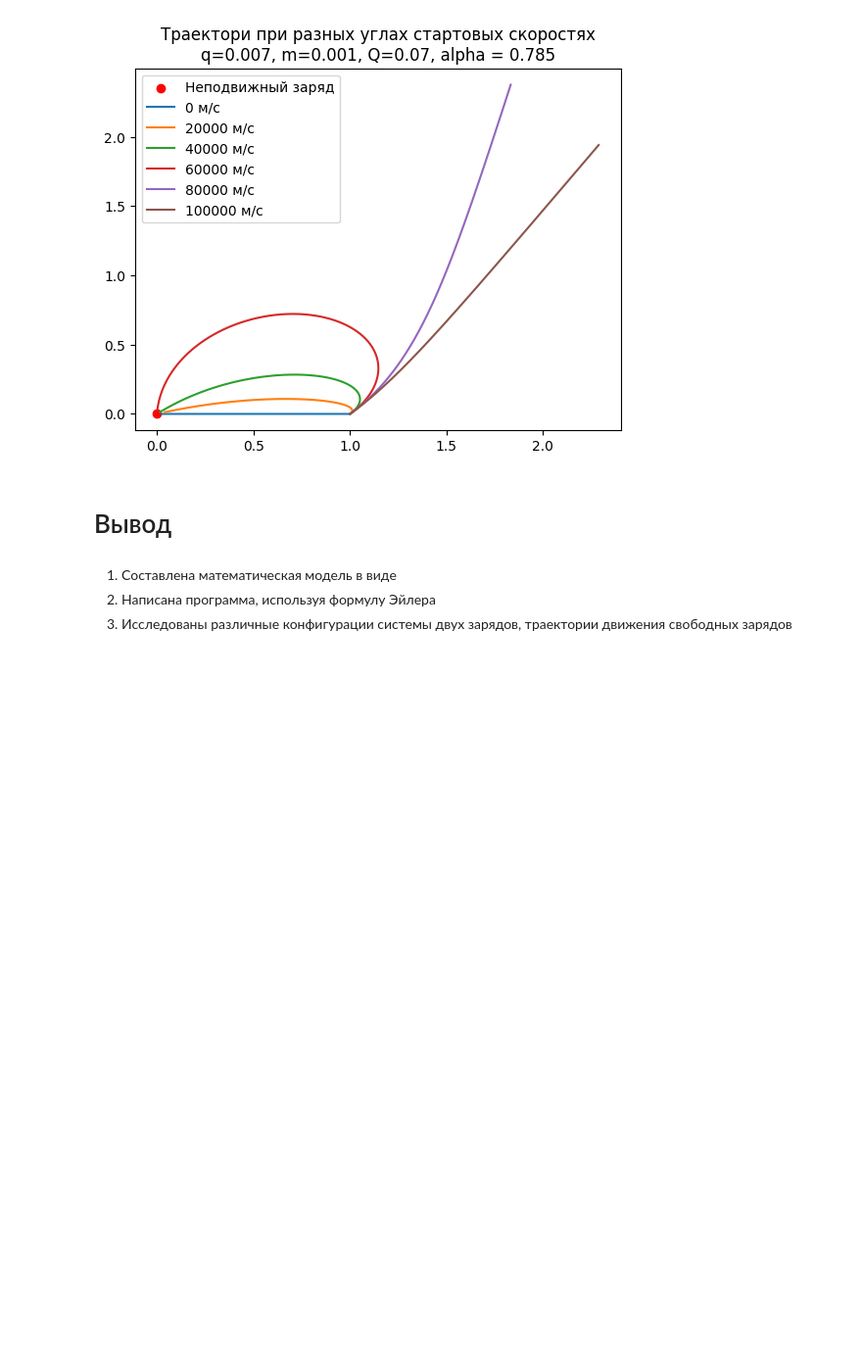
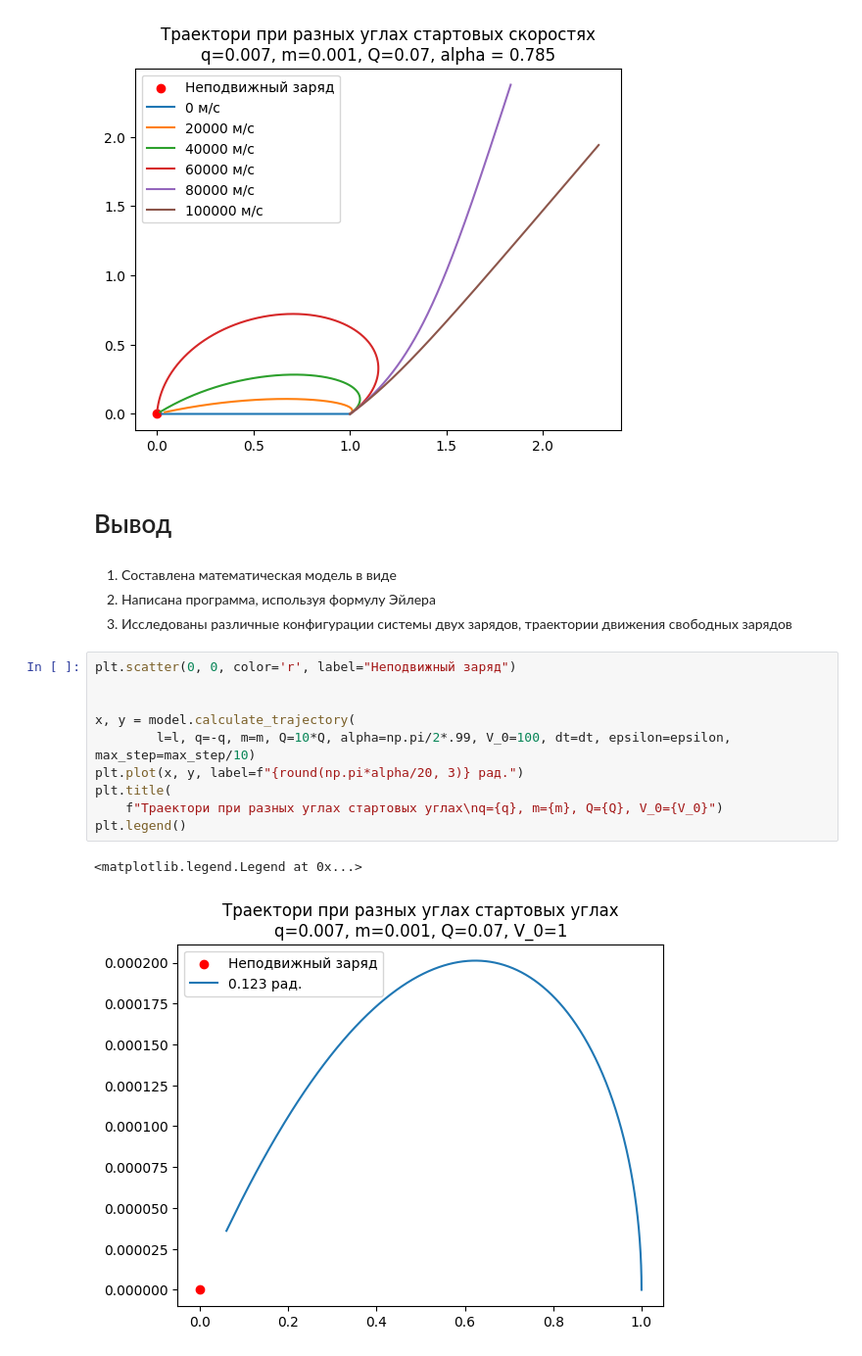
Before and after one commit to lalayants/PhysicsITMO_Electrostatics, a Jupyter notebook: Project1.2/project.ipynb, the cells around one changed output. Shown at 98% size. Cells and saved outputs as stored; diff of their text form; blank space fills up the shorter version.

```diff
--- a/Project1.2/project.ipynb
+++ b/Project1.2/project.ipynb
@@ -138,3 +138,16 @@ plt.legend()
 1. Составлена математическая модель в виде
 2. Написана программа, используя формулу Эйлера
 3. Исследованы различные конфигурации системы двух зарядов, траектории движения свободных зарядов
+# %%
+plt.scatter(0, 0, color='r', label="Неподвижный заряд")
+
+
+x, y = model.calculate_trajectory(
+        l=l, q=-q, m=m, Q=10*Q, alpha=np.pi/2*.99, V_0=100, dt=dt, epsilon=epsilon, max_step=max_step/10)
+plt.plot(x, y, label=f"{round(np.pi*alpha/20, 3)} рад.")
+plt.title(
+    f"Траектори при разных углах стартовых углах\nq={q}, m={m}, Q={Q}, V_0={V_0}")
+plt.legend()
+# %% [output]
+<matplotlib.legend.Legend at 0x...>
+[figure, added]
```
Also changed, not shown: 1 other file.
